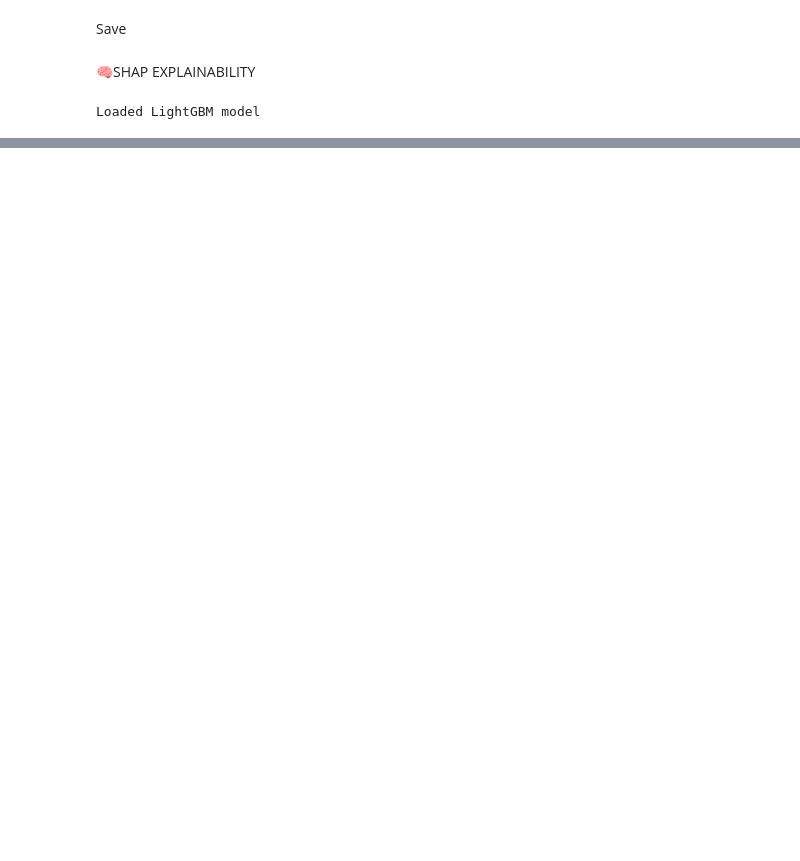
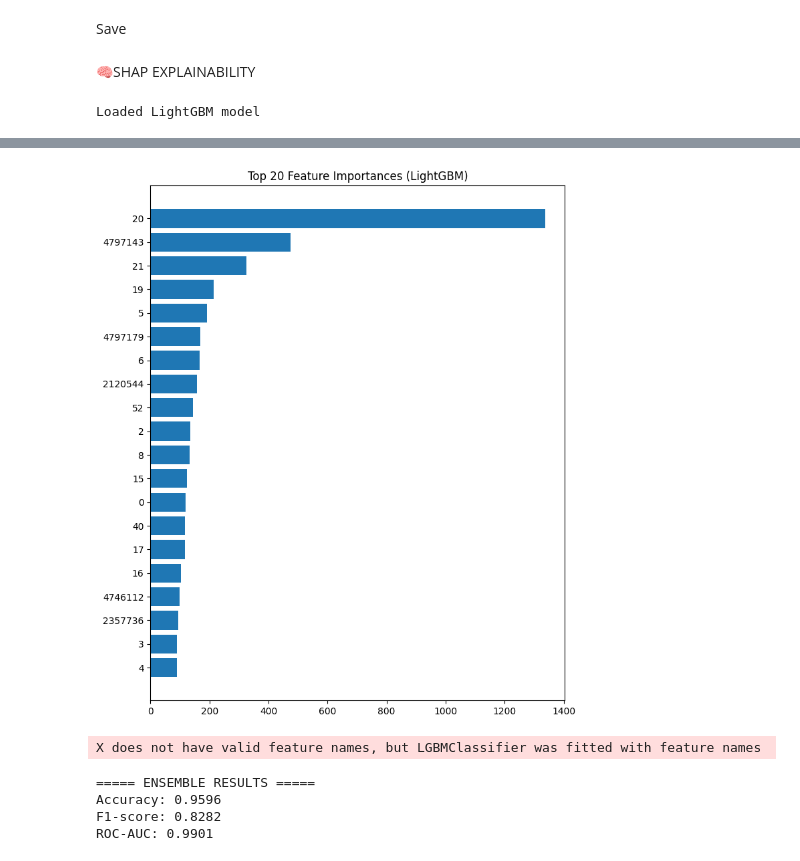
Before and after one commit to abdulrab787/loan-default, a Jupyter notebook: notebooks/05_tuning_shap_ensemble.ipynb, the cells around one changed output, grey strips where cells are left out. Saved outputs shown, nothing was run; the diff lists cells and outputs as text; code cells hidden in the pictures; blank space fills up the shorter version.

Commit message:
Add LightGBM tuning, SHAP explainability, and ensemble model

```diff
--- a/notebooks/05_tuning_shap_ensemble.ipynb
+++ b/notebooks/05_tuning_shap_ensemble.ipynb
@@ -124,18 +108,14 @@ print("Loaded LightGBM model")
 # %% [output]
 Loaded LightGBM model
 # %%
-best_lgb = joblib.load("lightgbm_tuned_model.joblib")
-# LightGBM feature importance
+import numpy as np
+import pandas as pd
+
 importances = best_lgb.feature_importances_
 
-# Create a DataFrame
 feat_imp = pd.DataFrame({
-    "feature": np.arange(len(importances)),
+    "feature_index": np.arange(len(importances)),
     "importance": importances
-})
+}).sort_values("importance", ascending=False)
 
-# Sort
-feat_imp = feat_imp.sort_values("importance", ascending=False)
-
-# Show top 20
 feat_imp.head(20)
@@ -142,16 +140,15 @@ feat_imp.head(20)
 # %%
-import numpy as np
-import shap
+import matplotlib.pyplot as plt
 
-# Small sample to avoid memory issues
-sample_idx = np.random.choice(X_val_sparse.shape[0], size=200, replace=False)
-X_sample = X_val_sparse[sample_idx, :]
+top = feat_imp.head(20)
 
-# Native LightGBM SHAP (works with sparse matrices)
-shap_values = best_lgb.predict(X_sample, pred_contrib=True)
-
-# Bar plot (top features only, no feature_names needed)
-shap.summary_plot(shap_values, plot_type="bar")
+plt.figure(figsize=(8, 10))
+plt.barh(top["feature_index"].astype(str), top["importance"])
+plt.gca().invert_yaxis()
+plt.title("Top 20 Feature Importances (LightGBM)")
+plt.show()
+# %% [output]
+[figure, added]
 # %%
 #Load Logistic Regression
 logreg = joblib.load("../models/logreg_baseline.pkl")
@@ -159,6 +156,8 @@ logreg = joblib.load("../models/logreg_baseline.pkl")
 #Get Probabilities from Both Models
 logreg_probs = logreg.predict_proba(X_val)[:, 1]
 lgb_probs = best_lgb.predict_proba(X_val_sparse)[:, 1]
+# %% [output]
+X does not have valid feature names, but LGBMClassifier was fitted with feature names
 # %%
 #SIMPLE AVERAGE ENSEMBLE
 ensemble_probs = (logreg_probs + lgb_probs) / 2
@@ -168,6 +167,11 @@ print("===== ENSEMBLE RESULTS =====")
 print(f"Accuracy: {accuracy_score(y_val, ensemble_preds):.4f}")
 print(f"F1-score: {f1_score(y_val, ensemble_preds):.4f}")
 print(f"ROC-AUC: {roc_auc_score(y_val, ensemble_probs):.4f}")
+# %% [output]
+===== ENSEMBLE RESULTS =====
+Accuracy: 0.9596
+F1-score: 0.8282
+ROC-AUC: 0.9901
 # %%
 #THRESHOLD TUNING
 thresholds = np.linspace(0.2, 0.8, 7)
```
Also changed, not shown: parts of 6 cells of this notebook.
